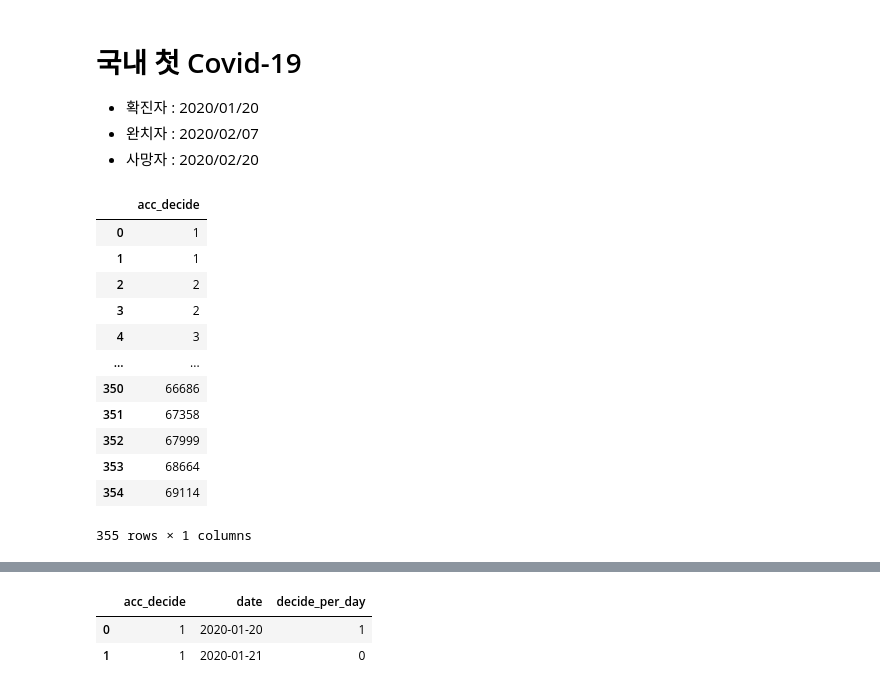
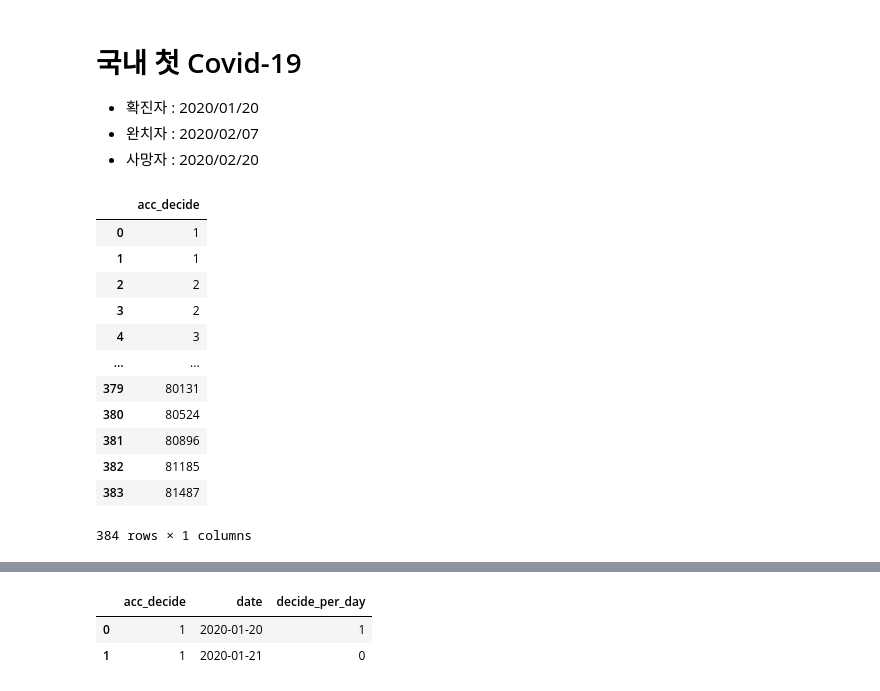
Before and after one commit to gmksf99/Prediction-of-infectious-diseases-through-transfer-learning, a Jupyter notebook: Day1/covid19_make_csv.ipynb, the cells around one changed output, grey strips where cells are left out. Saved outputs shown, nothing was run; the diff lists cells and outputs as text; code cells hidden in the pictures.

```diff
--- a/Day1/covid19_make_csv.ipynb
+++ b/Day1/covid19_make_csv.ipynb
@@ -6,40 +6,40 @@
 # %%
 import pandas as pd
 import matplotlib as plt
 import numpy as np
 
 # 이 데이터는 누적 확진자 수를 보여줌
 covid_con = pd.read_csv("time_series_covid19_confirmed_global.csv")
 covid_con.set_index("Country/Region", inplace = True)
-korea_covid = covid_con.loc['Korea','1/22/20':]
+korea_covid = covid_con.loc["Korea, South",'1/22/20':]
 
 kcon_covid19 = pd.DataFrame(korea_covid)
 
 # 누적 확진자 수 라고 칼럼 명을 바꿈
-kcon_covid19 = kcon_covid19.rename(columns = {"Korea":"acc_decide"})
+kcon_covid19 = kcon_covid19.rename(columns = {"Korea, South":"acc_decide"})
 kcon_covid19
 
 # 인덱스 바꿔줌
 index2 = []
-for i in range(0,355) :
+for i in range(0,384) :
     index2.append(i)
 
 kcon_covid19.index = index2[:]
 kcon_covid19
 # %% [output]
 |  | acc_decide |
 | 0 | 1 |
 | 1 | 1 |
 | 2 | 2 |
 | 3 | 2 |
 | 4 | 3 |
 | ... | ... |
-| 350 | 66686 |
-| 351 | 67358 |
-| 352 | 67999 |
-| 353 | 68664 |
-| 354 | 69114 |
+| 379 | 80131 |
+| 380 | 80524 |
+| 381 | 80896 |
+| 382 | 81185 |
+| 383 | 81487 |
-355 rows × 1 columns
+384 rows × 1 columns
 # %%
 from datetime import date
 from datetime import timedelta
```
Also changed, not shown: parts of 11 cells of this notebook, 4 other files.
